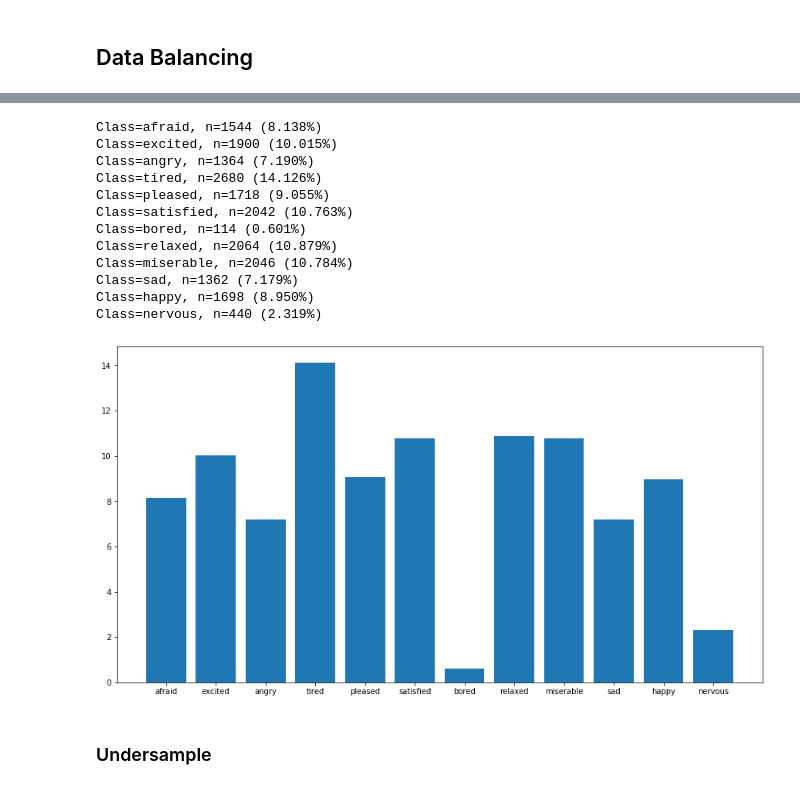
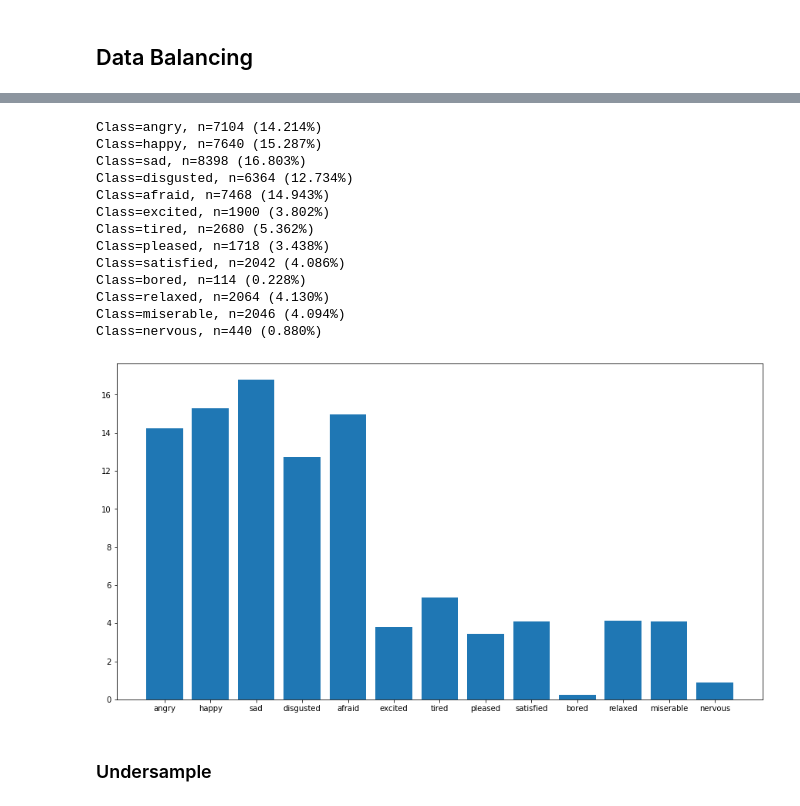
Before and after one commit to HerouFenix/Emotionally-Expressive-Motion-Controller-for-Virtual-Characters, a Jupyter notebook: emotion_classifier/model_training/data_preparation.ipynb, the cells around one changed output, grey strips where cells are left out. Saved outputs shown, nothing was run; the diff lists cells and outputs as text; code cells hidden in the pictures.

```diff
--- a/emotion_classifier/model_training/data_preparation.ipynb
+++ b/emotion_classifier/model_training/data_preparation.ipynb
@@ -220,38 +220,39 @@ Proportion: 0.06 : 1.0
 # %%
-data = pd.read_csv('datasets/labels/DANCE_WALK_0.5sec.csv')
+data = pd.read_csv('datasets/labels/DANCE_WALK_KIN_0.5sec.csv')
 
 
 values = data.values
 # split into input and output elements
 X, y = values[:, :-1], values[:, -1]
 
 # summarize distribution
 counter = Counter(y)
 perc = []
 for k,v in counter.items():
     per = v / len(y) * 100
     perc.append(per)
     print('Class=%s, n=%d (%.3f%%)' % (k, v, per))
 
 
 # plot the distribution
 plt.figure(figsize=(15,8))
 plt.bar(counter.keys(), perc)
 plt.show()
 # %% [output]
-Class=afraid, n=1544 (8.138%)
-Class=excited, n=1900 (10.015%)
-Class=angry, n=1364 (7.190%)
-Class=tired, n=2680 (14.126%)
-Class=pleased, n=1718 (9.055%)
-Class=satisfied, n=2042 (10.763%)
-Class=bored, n=114 (0.601%)
-Class=relaxed, n=2064 (10.879%)
-Class=miserable, n=2046 (10.784%)
-Class=sad, n=1362 (7.179%)
-Class=happy, n=1698 (8.950%)
-Class=nervous, n=440 (2.319%)
+Class=angry, n=7104 (14.214%)
+Class=happy, n=7640 (15.287%)
+Class=sad, n=8398 (16.803%)
+Class=disgusted, n=6364 (12.734%)
+Class=afraid, n=7468 (14.943%)
+Class=excited, n=1900 (3.802%)
+Class=tired, n=2680 (5.362%)
+Class=pleased, n=1718 (3.438%)
+Class=satisfied, n=2042 (4.086%)
+Class=bored, n=114 (0.228%)
+Class=relaxed, n=2064 (4.130%)
+Class=miserable, n=2046 (4.094%)
+Class=nervous, n=440 (0.880%)
-[figure, old version]
+[figure, new version]
 # %% [markdown]
 ### Undersample
 # %%
```
Also changed, not shown: parts of 15 cells of this notebook, 22 other files.
